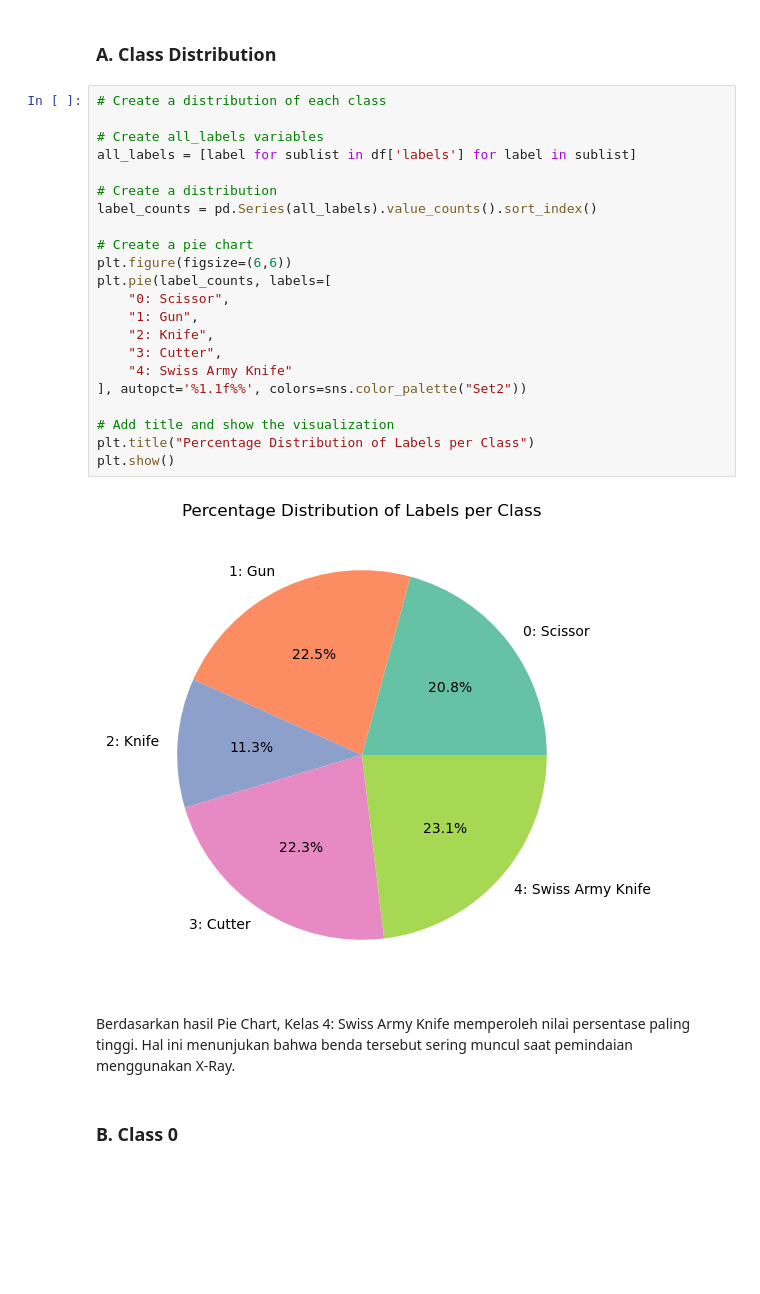
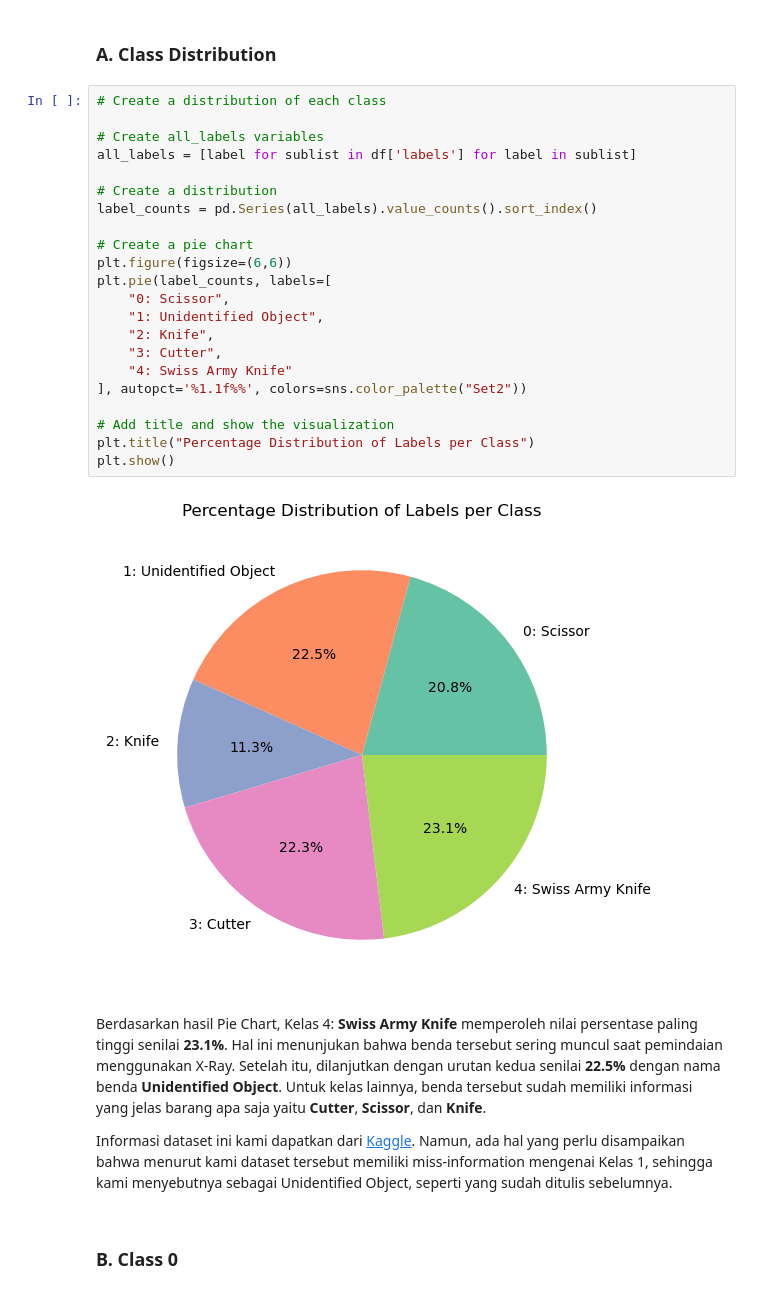
Before and after one commit to FTDS-assignment-bay/p2-final-project-ftds-hck-026, a Jupyter notebook: load_data.ipynb, the cells around one changed output. Saved outputs shown, nothing was run; the diff lists cells and outputs as text; blank space fills up the shorter version.

```diff
--- a/load_data.ipynb
+++ b/load_data.ipynb
@@ -219,29 +219,30 @@ images_path_df
 # %%
 # Create a distribution of each class
 
 # Create all_labels variables
 all_labels = [label for sublist in df['labels'] for label in sublist]
 
 # Create a distribution
 label_counts = pd.Series(all_labels).value_counts().sort_index()
 
 # Create a pie chart
 plt.figure(figsize=(6,6))
 plt.pie(label_counts, labels=[
     "0: Scissor",
-    "1: Gun",
+    "1: Unidentified Object",
     "2: Knife",
     "3: Cutter",
     "4: Swiss Army Knife"
 ], autopct='%1.1f%%', colors=sns.color_palette("Set2"))
 
 # Add title and show the visualization
 plt.title("Percentage Distribution of Labels per Class")
 plt.show()
 # %% [output]
-[figure, old version]
+[figure, new version]
-# %% [markdown]
-Berdasarkan hasil Pie Chart, Kelas 4: Swiss Army Knife memperoleh nilai persentase paling tinggi. Hal ini menunjukan bahwa benda tersebut sering muncul saat pemindaian menggunakan X-Ray.
+# %% [markdown]
+Berdasarkan hasil Pie Chart, Kelas 4: **Swiss Army Knife** memperoleh nilai persentase paling tinggi senilai **23.1%**. Hal ini menunjukan bahwa benda tersebut sering muncul saat pemindaian menggunakan X-Ray. Setelah itu, dilanjutkan dengan urutan kedua senilai **22.5%** dengan nama benda **Unidentified Object**. Untuk kelas lainnya, benda tersebut sudah memiliki informasi yang jelas barang apa saja yaitu **Cutter**, **Scissor**, dan **Knife**.<p>
+Informasi dataset ini kami dapatkan dari [Kaggle](https://www.kaggle.com/datasets/orvile/x-ray-baggage-anomaly-detection/data). Namun, ada hal yang perlu disampaikan bahwa menurut kami dataset tersebut memiliki miss-information mengenai Kelas 1, sehingga kami menyebutnya sebagai Unidentified Object, seperti yang sudah ditulis sebelumnya.
 # %% [markdown]
 ### **B. Class 0**
 # %%
```
Also changed, not shown: parts of 9 cells of this notebook, 1 other file.
